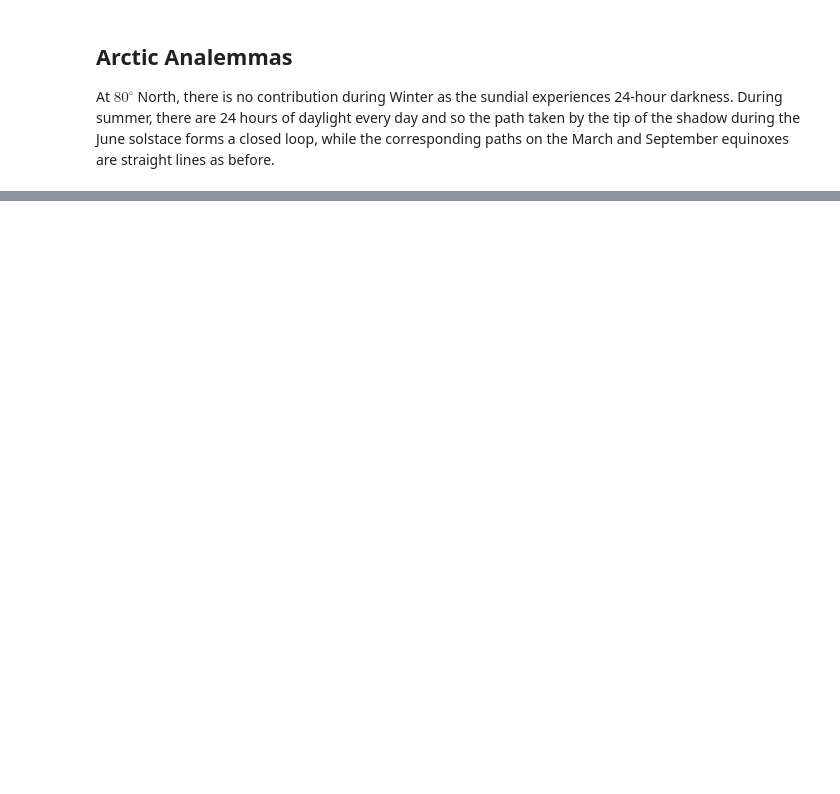
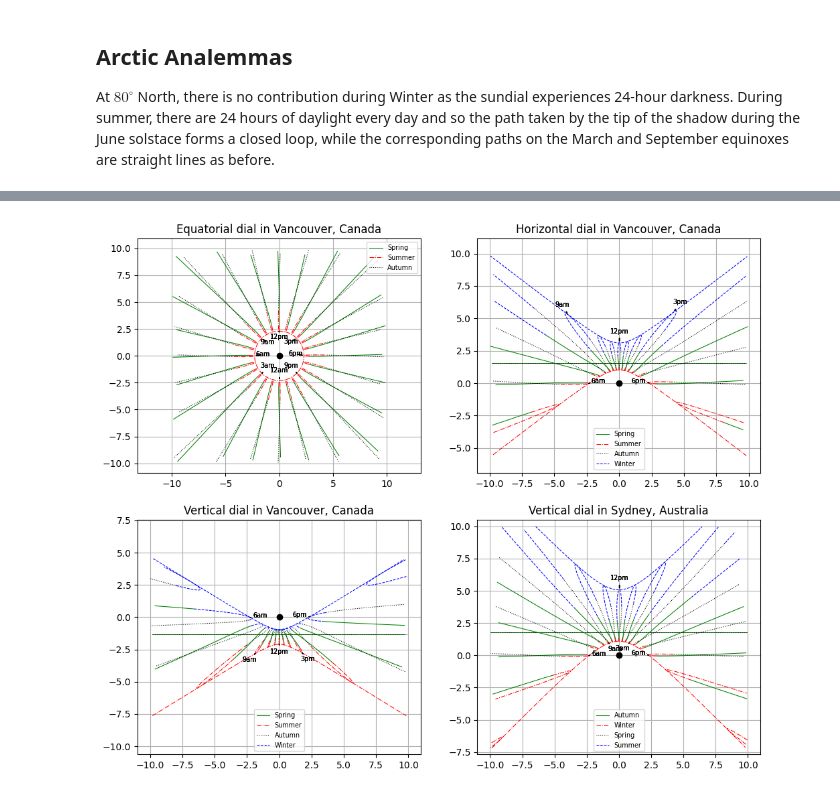
Before and after one commit to russellgoyder/analemma, a Jupyter notebook: docs/nb/sundial_plots.ipynb, the cells around one changed output, grey strips where cells are left out. Drawn from its saved outputs; the diff is of its cells as text; code cells hidden in the pictures; blank space fills up the shorter version.

```diff
--- a/docs/nb/sundial_plots.ipynb
+++ b/docs/nb/sundial_plots.ipynb
@@ -72,0 +81,18 @@ aplot.plot_hourly_analemmas(ax, earth, arcticdial, year=2024, title="Arctic sund
+# %%
+fig, axs = plt.subplots(2, 2, figsize=(12, 10))
+
+for ax in axs.flat:
+    ax.grid(True)
+    ax.axis("equal")
+
+def _analemma_plot(ax, dial, title):
+    aplot.plot_hourly_analemmas(ax, earth, dial, year=2024, title=title)
+
+vancouver = 49.3
+_analemma_plot(axs[0,0], geom.DialParameters.equatorial(latitude=vancouver), "Equatorial dial in Vancouver, Canada")
+_analemma_plot(axs[0,1], geom.DialParameters.horizontal(latitude=vancouver), "Horizontal dial in Vancouver, Canada")
+_analemma_plot(axs[1,0], geom.DialParameters.vertical(latitude=vancouver), "Vertical dial in Vancouver, Canada")
+
+_analemma_plot(axs[1,1], geom.DialParameters.vertical(latitude=-33.9), "Vertical dial in Sydney, Australia")
+# %% [output]
+[figure, added]
```
Also changed, not shown: parts of 4 cells of this notebook, 8 other files.
